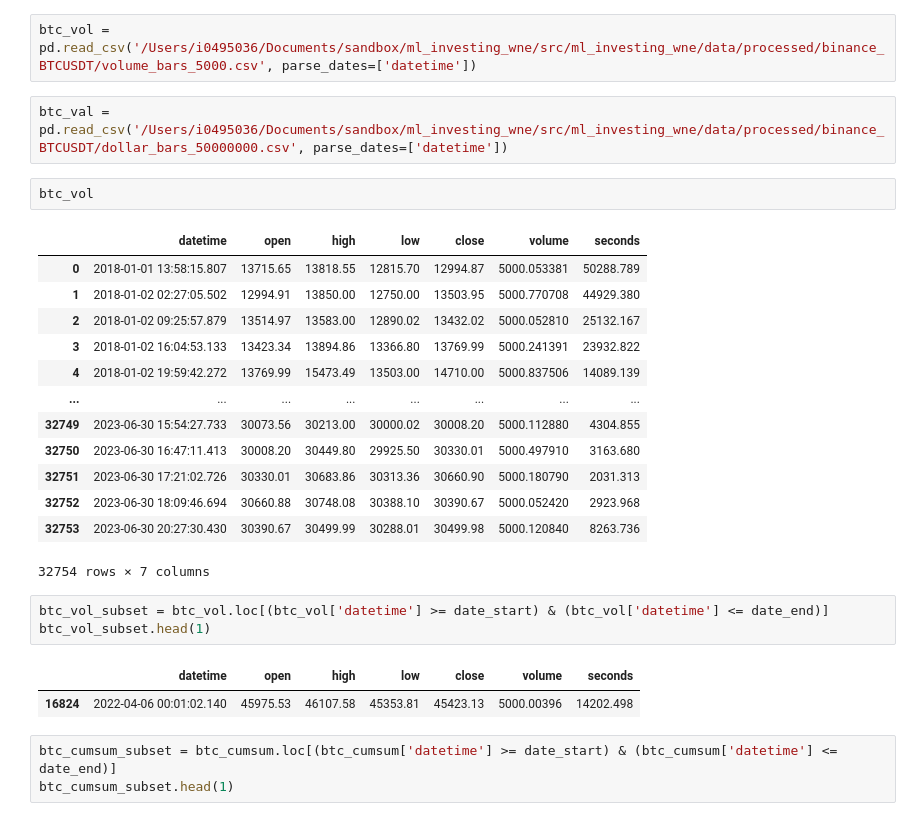
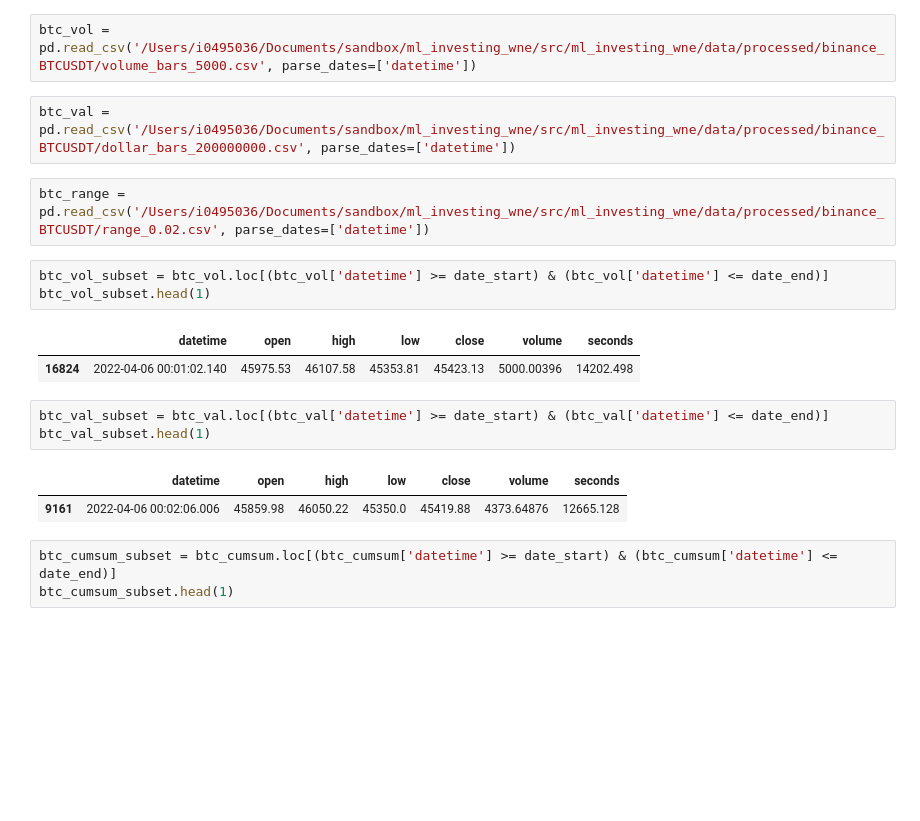
Before and after one commit to pgradz/ml_investing_wne, a Jupyter notebook: src/ml_investing_wne/notebooks/charts.ipynb, the cells around one changed output. Cells and saved outputs as stored; diff of their text form; blank space fills up the shorter version.

```diff
--- a/src/ml_investing_wne/notebooks/charts.ipynb
+++ b/src/ml_investing_wne/notebooks/charts.ipynb
@@ -18,29 +18,21 @@ btc_cumsum = pd.read_csv('/Users/i0495036/Documents/sandbox/ml_investing_wne/src
 # %%
 btc_vol = pd.read_csv('/Users/i0495036/Documents/sandbox/ml_investing_wne/src/ml_investing_wne/data/processed/binance_BTCUSDT/volume_bars_5000.csv', parse_dates=['datetime'])
 # %%
-btc_val = pd.read_csv('/Users/i0495036/Documents/sandbox/ml_investing_wne/src/ml_investing_wne/data/processed/binance_BTCUSDT/dollar_bars_50000000.csv', parse_dates=['datetime'])
+btc_val = pd.read_csv('/Users/i0495036/Documents/sandbox/ml_investing_wne/src/ml_investing_wne/data/processed/binance_BTCUSDT/dollar_bars_200000000.csv', parse_dates=['datetime'])
-# %%
-btc_vol
-# %% [output]
-|  | datetime | open | high | low | close | volume | seconds |
-| 0 | 2018-01-01 13:58:15.807 | 13715.65 | 13818.55 | 12815.70 | 12994.87 | 5000.053381 | 50288.789 |
-| 1 | 2018-01-02 02:27:05.502 | 12994.91 | 13850.00 | 12750.00 | 13503.95 | 5000.770708 | 44929.380 |
-| 2 | 2018-01-02 09:25:57.879 | 13514.97 | 13583.00 | 12890.02 | 13432.02 | 5000.052810 | 25132.167 |
-| 3 | 2018-01-02 16:04:53.133 | 13423.34 | 13894.86 | 13366.80 | 13769.99 | 5000.241391 | 23932.822 |
-| 4 | 2018-01-02 19:59:42.272 | 13769.99 | 15473.49 | 13503.00 | 14710.00 | 5000.837506 | 14089.139 |
-| ... | ... | ... | ... | ... | ... | ... | ... |
-| 32749 | 2023-06-30 15:54:27.733 | 30073.56 | 30213.00 | 30000.02 | 30008.20 | 5000.112880 | 4304.855 |
-| 32750 | 2023-06-30 16:47:11.413 | 30008.20 | 30449.80 | 29925.50 | 30330.01 | 5000.497910 | 3163.680 |
-| 32751 | 2023-06-30 17:21:02.726 | 30330.01 | 30683.86 | 30313.36 | 30660.90 | 5000.180790 | 2031.313 |
-| 32752 | 2023-06-30 18:09:46.694 | 30660.88 | 30748.08 | 30388.10 | 30390.67 | 5000.052420 | 2923.968 |
-| 32753 | 2023-06-30 20:27:30.430 | 30390.67 | 30499.99 | 30288.01 | 30499.98 | 5000.120840 | 8263.736 |
-32754 rows × 7 columns
+# %%
+btc_range = pd.read_csv('/Users/i0495036/Documents/sandbox/ml_investing_wne/src/ml_investing_wne/data/processed/binance_BTCUSDT/range_0.02.csv', parse_dates=['datetime'])
 # %%
 btc_vol_subset = btc_vol.loc[(btc_vol['datetime'] >= date_start) & (btc_vol['datetime'] <= date_end)]
 btc_vol_subset.head(1)
 # %% [output]
 |  | datetime | open | high | low | close | volume | seconds |
 | 16824 | 2022-04-06 00:01:02.140 | 45975.53 | 46107.58 | 45353.81 | 45423.13 | 5000.00396 | 14202.498 |
+# %%
+btc_val_subset = btc_val.loc[(btc_val['datetime'] >= date_start) & (btc_val['datetime'] <= date_end)]
+btc_val_subset.head(1)
+# %% [output]
+|  | datetime | open | high | low | close | volume | seconds |
+| 9161 | 2022-04-06 00:02:06.006 | 45859.98 | 46050.22 | 45350.0 | 45419.88 | 4373.64876 | 12665.128 |
 # %%
 btc_cumsum_subset = btc_cumsum.loc[(btc_cumsum['datetime'] >= date_start) & (btc_cumsum['datetime'] <= date_end)]
 btc_cumsum_subset.head(1)
```
Also changed, not shown: parts of 32 cells of this notebook, 6 other files.
